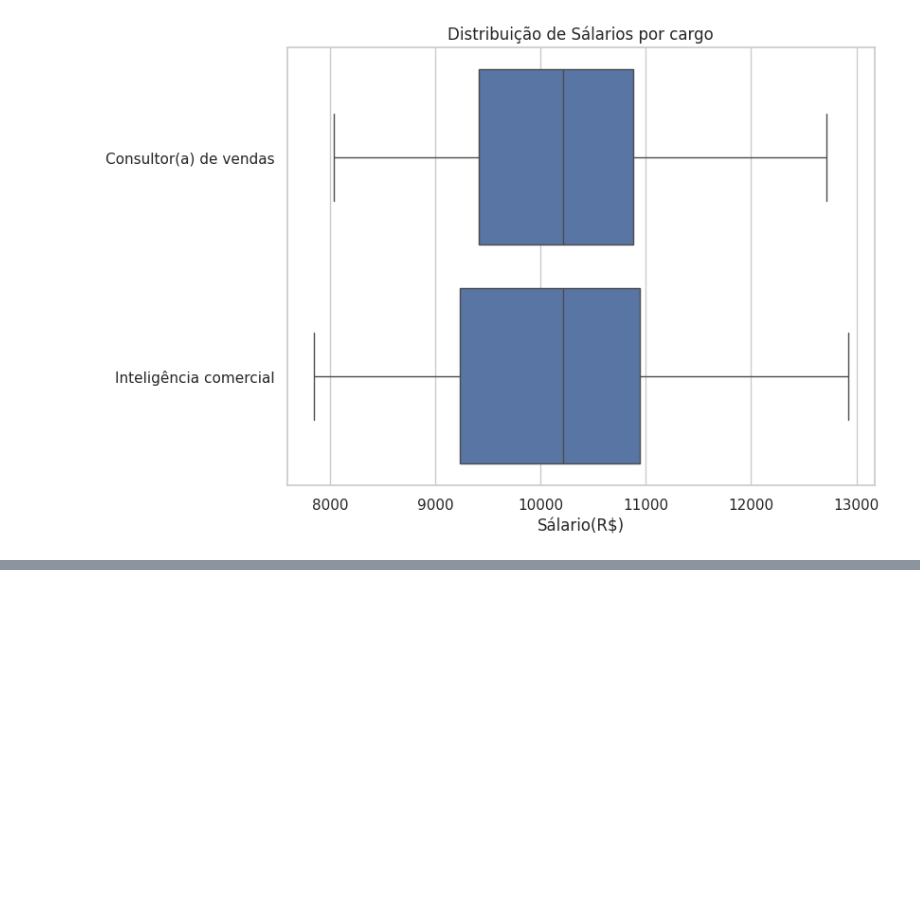
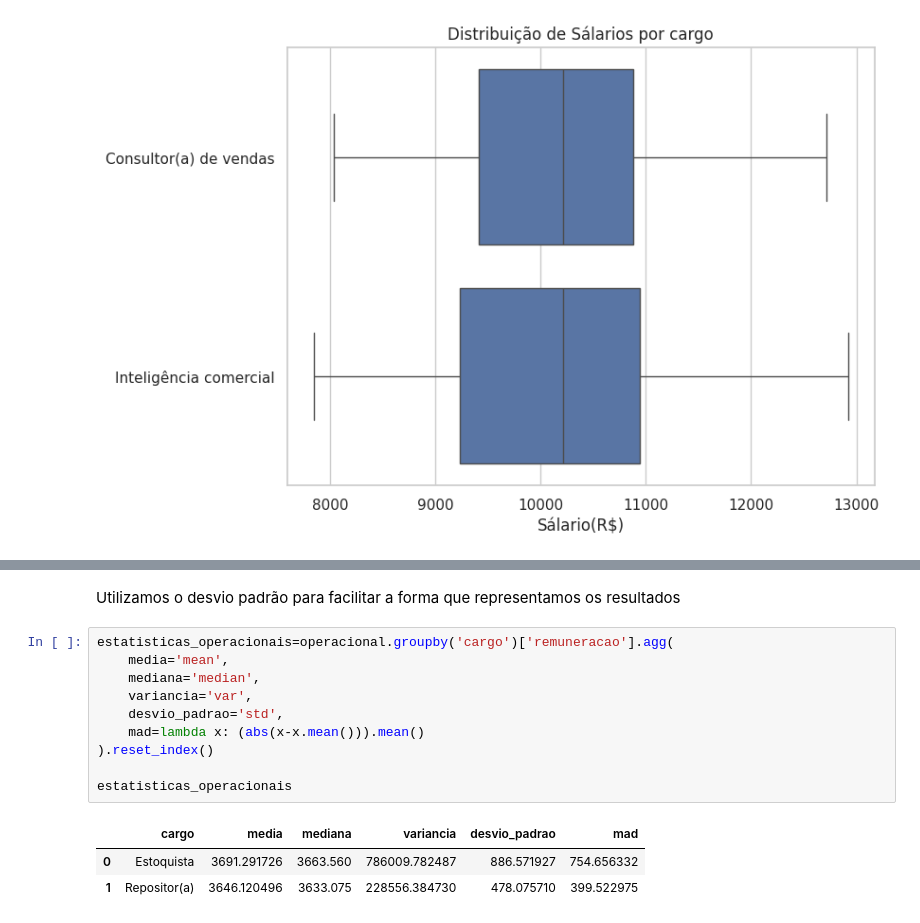
Before and after one commit to Jgabriel1800/estat-stica-varejo, a Jupyter notebook: estatistica_frequencia_medidas.ipynb, the cells around one changed output, grey strips where cells are left out. Saved outputs shown, nothing was run; the diff lists cells and outputs as text; blank space fills up the shorter version.

```diff
--- a/estatistica_frequencia_medidas.ipynb
+++ b/estatistica_frequencia_medidas.ipynb
@@ -856,0 +899,16 @@ plt.show()
+# %% [markdown]
+Utilizamos o desvio padrão para facilitar a forma que representamos os resultados
+# %%
+estatisticas_operacionais=operacional.groupby('cargo')['remuneracao'].agg(
+    media='mean',
+    mediana='median',
+    variancia='var',
+    desvio_padrao='std',
+    mad=lambda x: (abs(x-x.mean())).mean()
+).reset_index()
+
+estatisticas_operacionais
+# %% [output]
+|  | cargo | media | mediana | variancia | desvio_padrao | mad |
+| 0 | Estoquista | 3691.291726 | 3663.560 | 786009.782487 | 886.571927 | 754.656332 |
+| 1 | Repositor(a) | 3646.120496 | 3633.075 | 228556.384730 | 478.075710 | 399.522975 |
```
Also changed, not shown: parts of 10 cells of this notebook.
